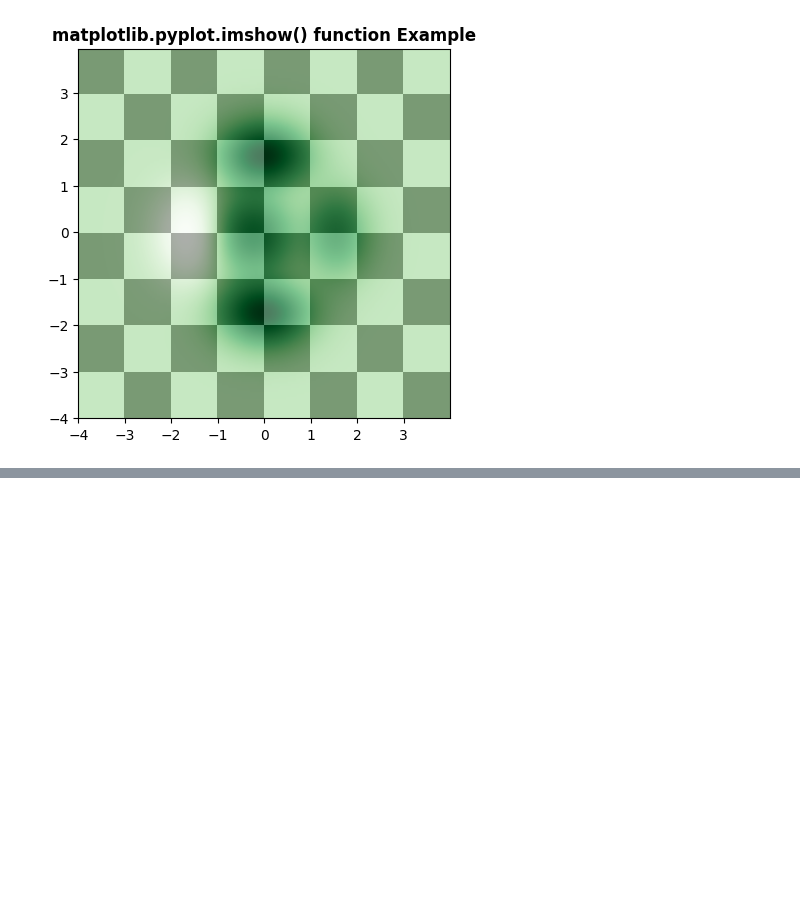
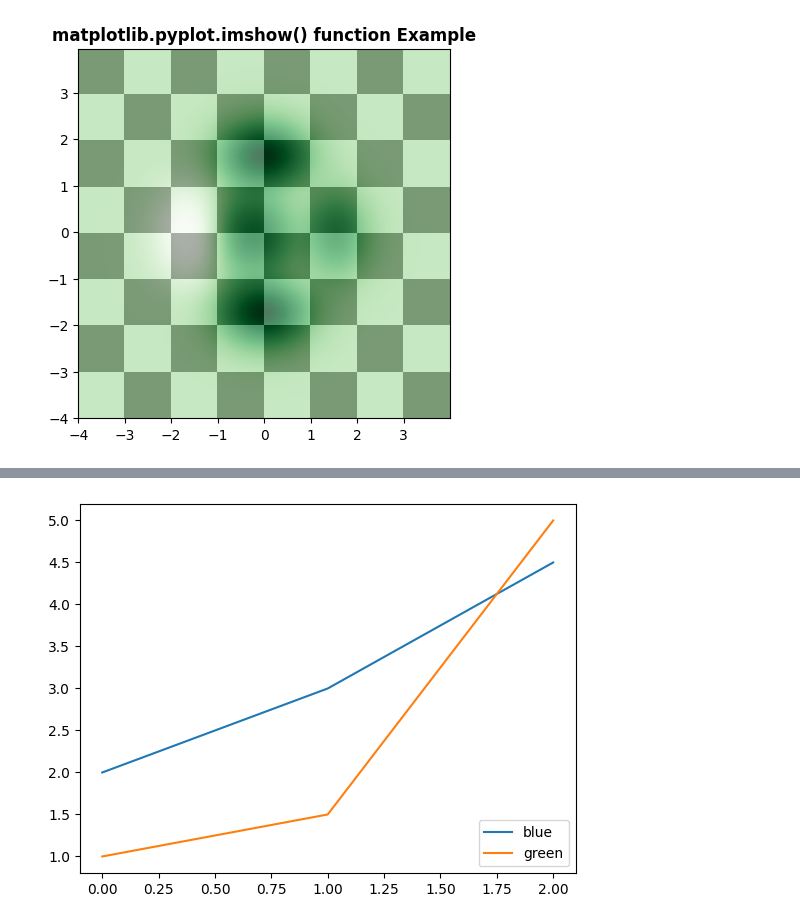
Before and after one commit to Vipas12/FundamentosPython_Vipin, a Jupyter notebook: UFCD10793_FT16/Ex16.ipynb, the cells around one changed output, grey strips where cells are left out. Saved outputs shown, nothing was run; the diff lists cells and outputs as text; code cells hidden in the pictures; blank space fills up the shorter version.

```diff
--- a/UFCD10793_FT16/Ex16.ipynb
+++ b/UFCD10793_FT16/Ex16.ipynb
@@ -136,0 +147,12 @@ plt.show()
+# %%
+import numpy as np
+import matplotlib.pyplot as plt
+y1 = [2, 3, 4.5]
+y2 = [1, 1.5, 5]
+plt.plot(y1)
+plt.plot(y2)
+#falta a definição de cores
+plt.legend(["blue", "green"], loc ="lower right")
+plt.show()
+# %% [output]
+[figure, added]
```
Also changed, not shown: parts of 2 cells of this notebook.
